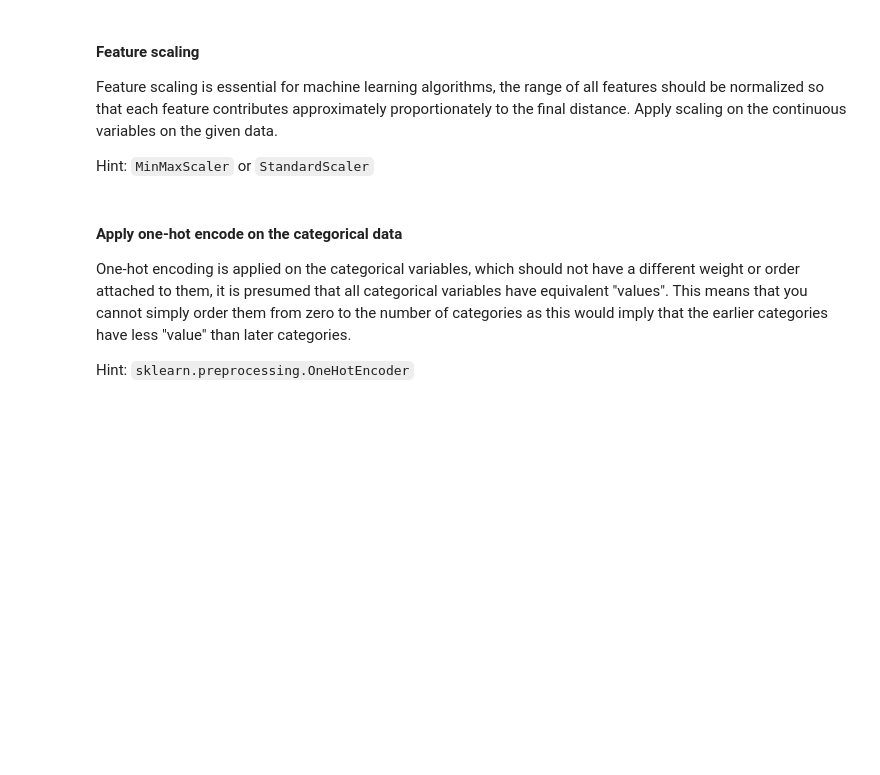
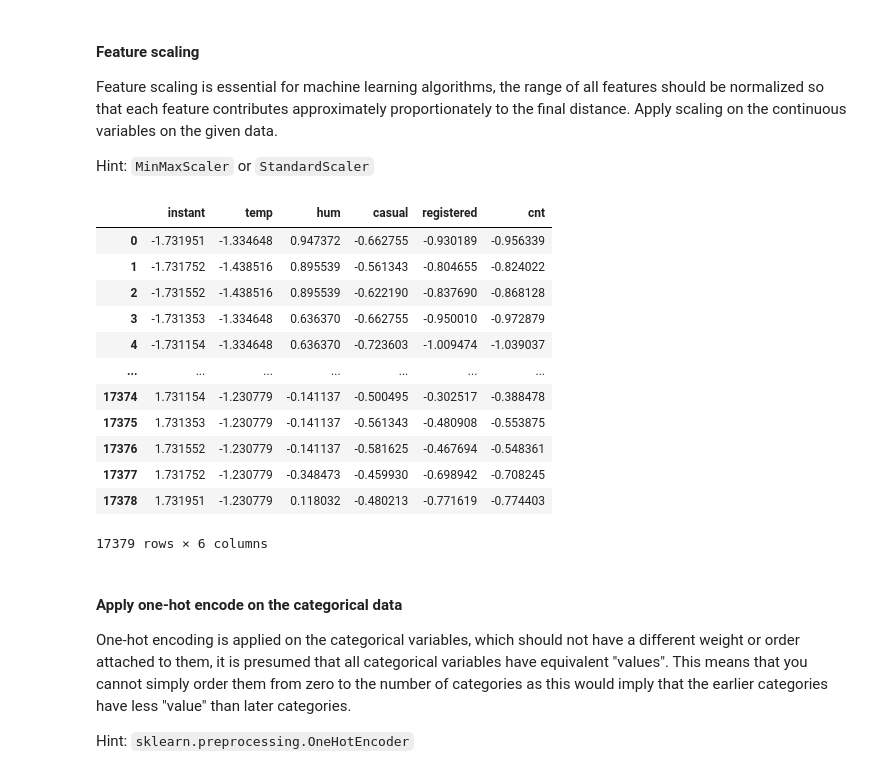
Before and after one commit to techmoksha/iisc-cds-modules, a Jupyter notebook: M2_NB_MiniProject_1_LinearRegression_Regularization.ipynb, the cells around one changed output. Drawn from its saved outputs; the diff is of its cells as text; code cells hidden in the pictures; blank space fills up the shorter version.

```diff
--- a/M2_NB_MiniProject_1_LinearRegression_Regularization.ipynb
+++ b/M2_NB_MiniProject_1_LinearRegression_Regularization.ipynb
@@ -325,0 +402,11 @@ It appears that temp and atemp have high correlation. Similarly season and month
+# %%
+# YOUR CODE HERE
+max_unique_for_categorical = 24
+
+categorical_columns = []
+continuous_columns = []
+
+[categorical_columns.append(col) if df_new[col].dtype == 'object' or  df[col].nunique() <= max_unique_for_categorical else continuous_columns.append(col) for col in df_new.columns]
+
+print("Categorical variables:", categorical_columns)
+print("Continuous variables:", continuous_columns)
@@ -334,3 +422,22 @@ Hint: `MinMaxScaler` or `StandardScaler`
+# %%
+# YOUR CODE HERE
+scaler = StandardScaler()
+df_scaled = pd.DataFrame(scaler.fit_transform(df_new[continuous_columns]), columns=continuous_columns)
+df_scaled
+# %% [output]
+|  | instant | temp | hum | casual | registered | cnt |
+| 0 | -1.731951 | -1.334648 | 0.947372 | -0.662755 | -0.930189 | -0.956339 |
+| 1 | -1.731752 | -1.438516 | 0.895539 | -0.561343 | -0.804655 | -0.824022 |
+| 2 | -1.731552 | -1.438516 | 0.895539 | -0.622190 | -0.837690 | -0.868128 |
+| 3 | -1.731353 | -1.334648 | 0.636370 | -0.662755 | -0.950010 | -0.972879 |
+| 4 | -1.731154 | -1.334648 | 0.636370 | -0.723603 | -1.009474 | -1.039037 |
+| ... | ... | ... | ... | ... | ... | ... |
+| 17374 | 1.731154 | -1.230779 | -0.141137 | -0.500495 | -0.302517 | -0.388478 |
+| 17375 | 1.731353 | -1.230779 | -0.141137 | -0.561343 | -0.480908 | -0.553875 |
+| 17376 | 1.731552 | -1.230779 | -0.141137 | -0.581625 | -0.467694 | -0.548361 |
+| 17377 | 1.731752 | -1.230779 | -0.348473 | -0.459930 | -0.698942 | -0.708245 |
+| 17378 | 1.731951 | -1.230779 | 0.118032 | -0.480213 | -0.771619 | -0.774403 |
+17379 rows × 6 columns
 # %% [markdown]
 #### Apply one-hot encode on the categorical data
 
```
Also changed, not shown: parts of 17 cells of this notebook.
